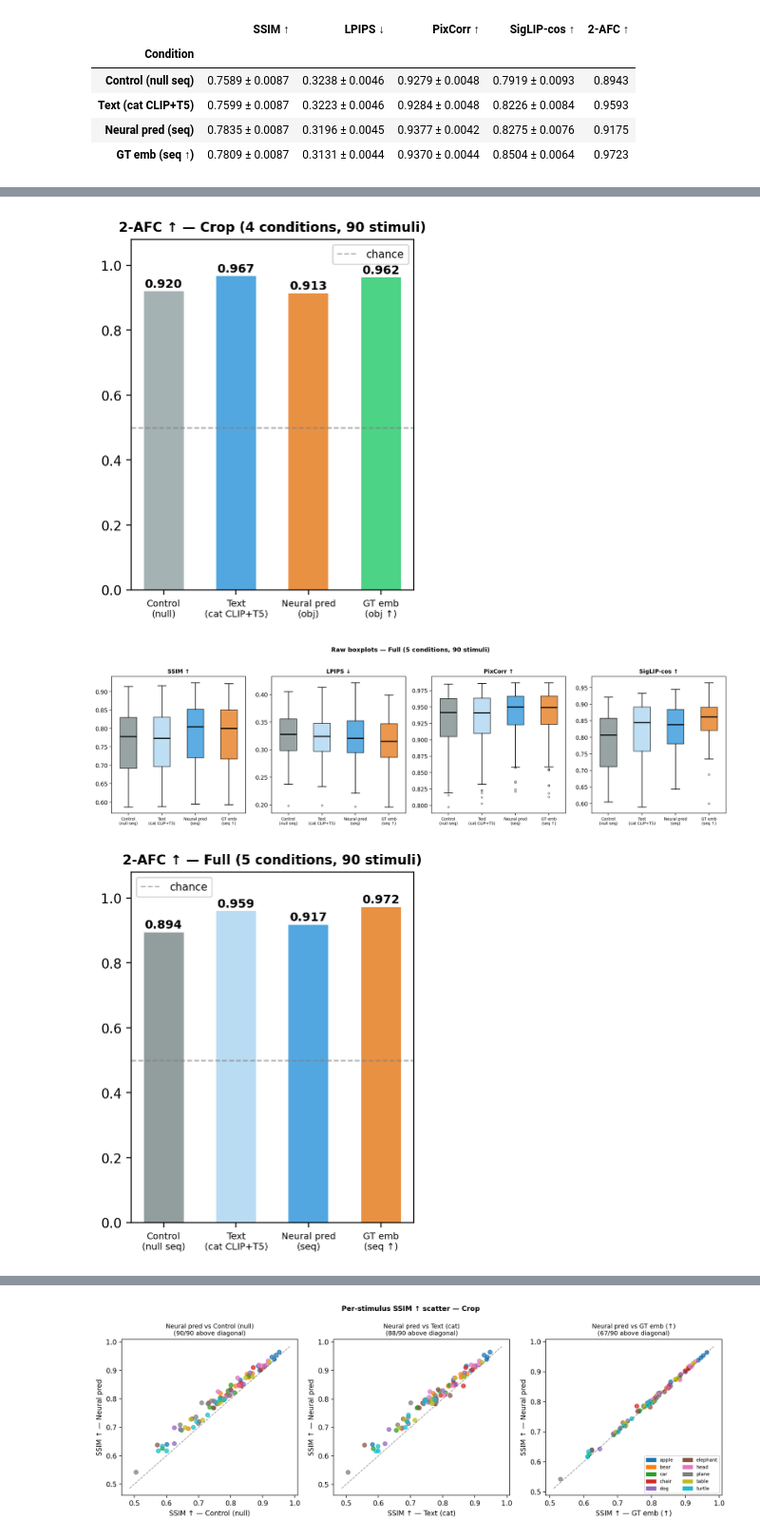
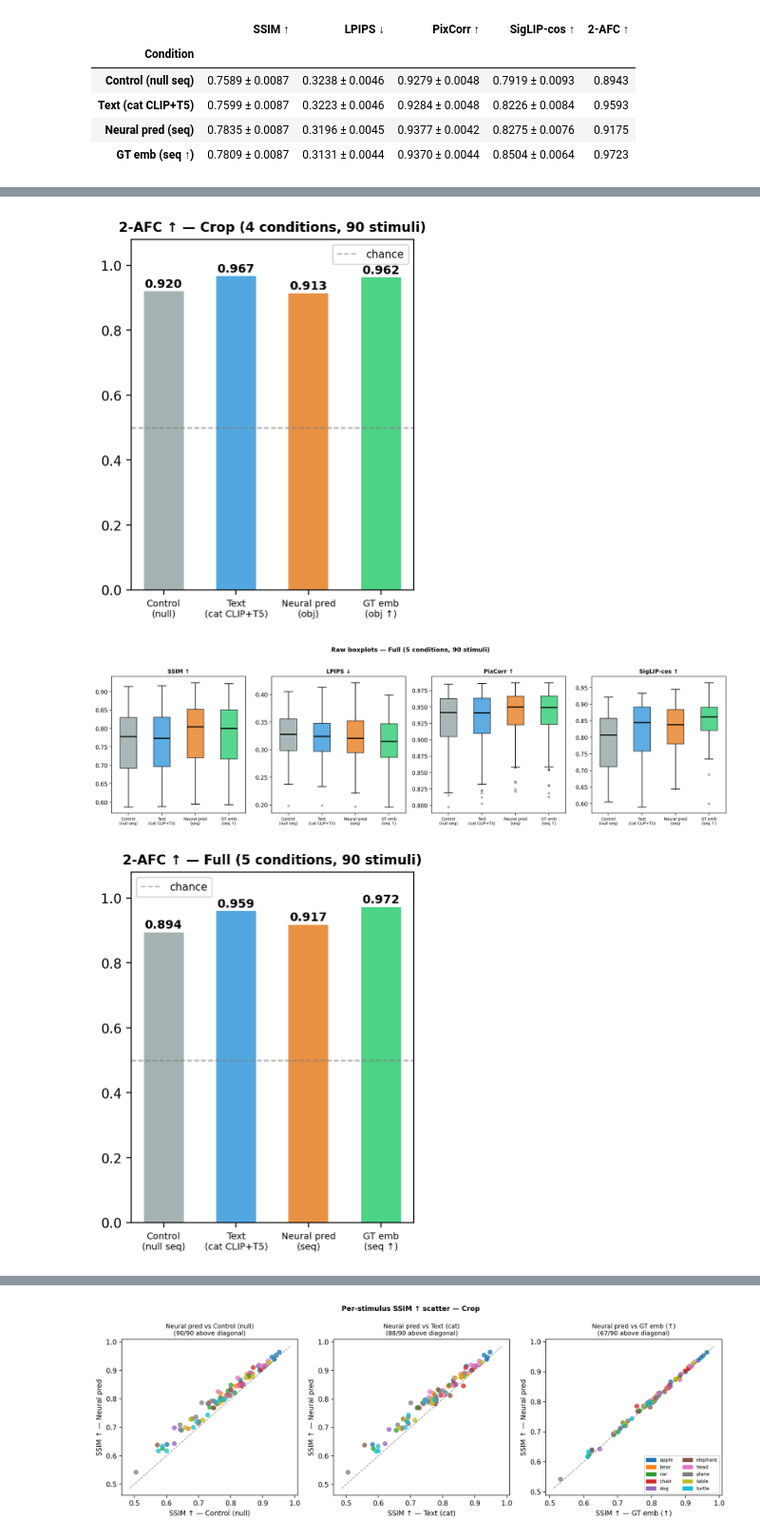
Before and after one commit to YAOJaredz/NeurObjectGen, a Jupyter notebook: notebooks/quantitative_conditions.ipynb, the cells around one changed output, grey strips where cells are left out. Shown at 95% size. Drawn from its saved outputs; the diff is of its cells as text; code cells hidden in the pictures.

```diff
--- a/notebooks/quantitative_conditions.ipynb
+++ b/notebooks/quantitative_conditions.ipynb
@@ -283,8 +283,13 @@ BOXPLOT_METRICS = [
     ('pixcorr',    'PixCorr ↑'),
     ('siglip_cos', 'SigLIP-cos ↑'),
 ]
-CROP_COLORS = ['#95a5a6', '#3498db', '#e67e22', '#2ecc71']
-FULL_COLORS = ['#7f8c8d', '#aed6f1', '#3498db', '#e67e22', '#2ecc71']
+C_CTRL   = '#95a5a6'   # grey   — control
+C_TEXT   = '#3498db'   # blue   — text
+C_NEURAL = '#e67e22'   # orange — neural pred
+C_GT     = '#2ecc71'   # green  — GT emb
+
+CROP_COLORS = [C_CTRL,  C_TEXT, C_NEURAL, C_GT]
+FULL_COLORS = [C_CTRL,  C_TEXT, C_NEURAL, C_GT]
 
 def make_boxplot_row(results, cond_keys, cond_names, colors, title_suffix):
     labels = [n.replace('\n', '\n') for n in cond_names]
@@ -299,33 +304,33 @@ def make_boxplot_row(results, cond_keys, cond_names, colors, title_suffix):
             patch.set_facecolor(color)
             patch.set_alpha(0.8)
         ax.set_xticks(range(1, len(cond_keys) + 1))
         ax.set_xticklabels(labels, fontsize=7)
         ax.set_title(title, fontsize=10, fontweight='bold')
     fig.suptitle(f'Raw boxplots — {title_suffix}', fontsize=11, fontweight='bold', y=1.02)
     fig.tight_layout()
     fig.show()
 
     # 2-AFC bar
     fig2, ax2 = plt.subplots(figsize=(max(3.5, len(cond_keys)*0.9), 4.5))
     afc_vals = [results[k]['afc_2'] for k in cond_keys]
     bars = ax2.bar(range(len(cond_keys)), afc_vals, color=colors, alpha=0.85, width=0.55)
     ax2.axhline(0.5, color='grey', lw=1, ls='--', alpha=0.6, label='chance')
     for bar, v in zip(bars, afc_vals):
         ax2.text(bar.get_x() + bar.get_width()/2, v + 0.005, f'{v:.3f}',
                  ha='center', va='bottom', fontsize=9, fontweight='bold')
     ax2.set_xticks(range(len(cond_keys)))
     ax2.set_xticklabels(labels, fontsize=7)
     ax2.set_title(f'2-AFC ↑ — {title_suffix}', fontsize=10, fontweight='bold')
     ax2.set_ylim(0, 1.08)
     ax2.legend(fontsize=8)
     fig2.tight_layout()
     fig2.show()
 
 make_boxplot_row(crop_results, CROP_COND_KEYS, CROP_COND_NAMES, CROP_COLORS, 'Crop (4 conditions, 90 stimuli)')
 make_boxplot_row(full_results, FULL_COND_KEYS, FULL_COND_NAMES, FULL_COLORS, 'Full (5 conditions, 90 stimuli)')
 # %% [output]
 [figure]
 [figure]
-[figure, old version]
+[figure, new version]
-[figure, old version]
+[figure, new version]
 # %%
```
Also changed, not shown: parts of 4 cells of this notebook, 1 other file.
